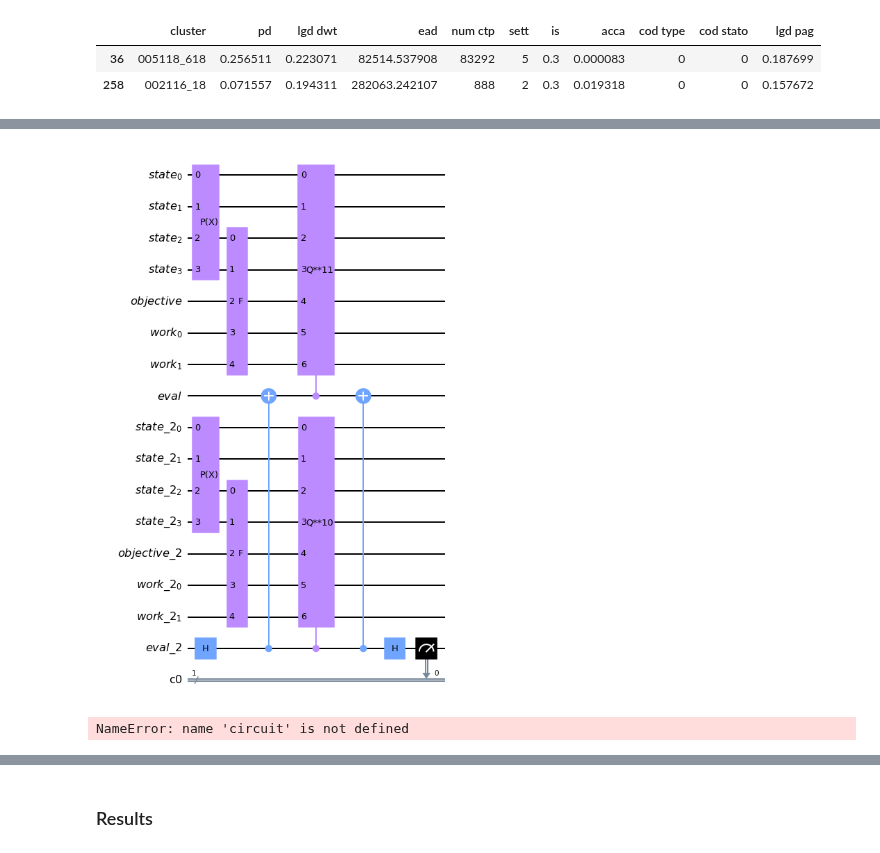
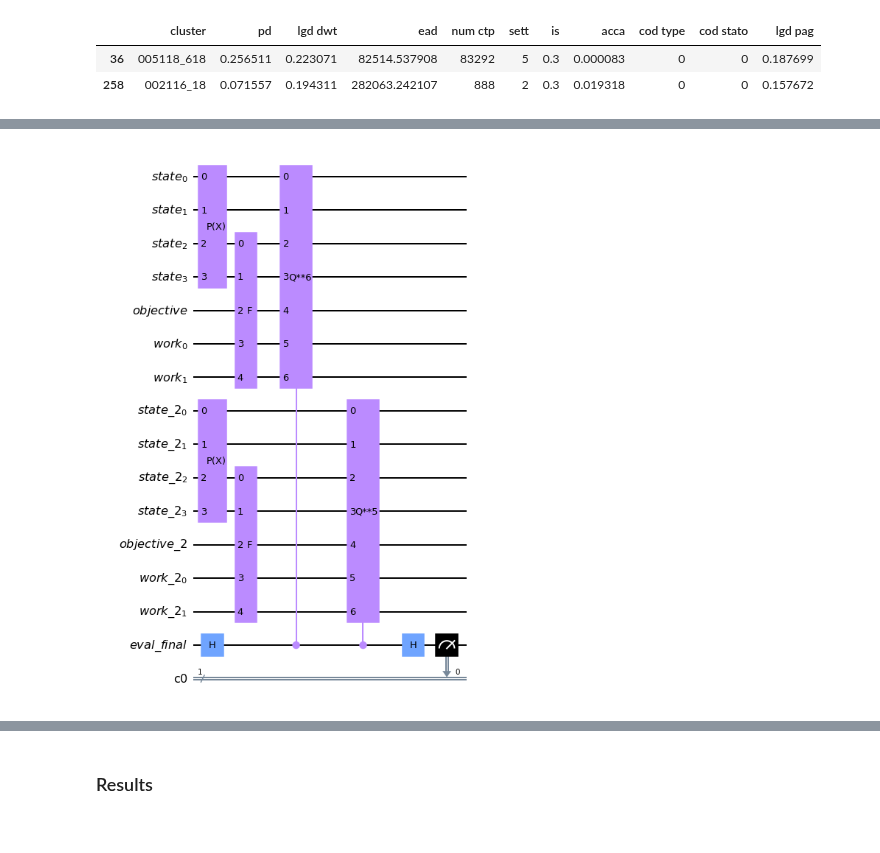
Before and after one commit to Eagle-quantum/QVaR, a Jupyter notebook: parallel_attempt_aa_v1.ipynb, the cells around one changed output, grey strips where cells are left out. Cells and saved outputs as stored; diff of their text form; code cells hidden in the pictures.

```diff
--- a/parallel_attempt_aa_v1.ipynb
+++ b/parallel_attempt_aa_v1.ipynb
@@ -167,53 +163,51 @@ def get_parallelized_iqae_circuit(iterations,u, objective, K=2,):
 
     qr_eval = QuantumRegister(1, 'eval')
     qr_eval2 = QuantumRegister(1, 'eval_2')
+    qr_eval3 = QuantumRegister(1, 'eval_final')
 
     # define the circuit
-    state_preparation = QuantumCircuit(qr_state, qr_obj, ar, qr_eval, qr_state2, qr_obj2, ar2, qr_eval2, name='A')
+    state_preparation = QuantumCircuit(qr_state, qr_obj, ar, qr_state2, qr_obj2, ar2, qr_eval3, name='A')
 
     # load the random variable
     state_preparation.append(u.to_gate(), qr_state)
     state_preparation.append(u.to_gate(), qr_state2)
 
-    state_preparation.h(qr_eval2[0])
+    state_preparation.h(qr_eval3[0])
     # state_preparation.h(qr_eval[0])
 
     # linear objective function (does aggregation and comparison)
     state_preparation.append(objective_e_loss.to_gate(), qr_state[-K:] + qr_obj[:] + ar[:])
     state_preparation.append(objective_e_loss.to_gate(), qr_state2[-K:] + qr_obj2[:] + ar2[:])
 
-    state_preparation.cx(qr_eval2[0], qr_eval[0])
+    # state_preparation.cx(qr_eval3[-1], qr_eval2[-1])
+    # state_preparation.cx(qr_eval3[0], qr_eval[0])
     # state_preparation.cx(qr_obj2[0], qr_obj[0])
 
-    state_preparation.compose(grover_op.power(iterations+1).control(), qubits=qr_eval[:]+qr_state[:] + qr_obj[:] + ar[:], inplace=True)
+    state_preparation.compose(grover_op.power(iterations+1).control(), qubits=qr_eval3[:]+qr_state[:] + qr_obj[:] + ar[:], inplace=True)
     # state_preparation.compose(grover_op.power(iterations), qubits=qr_state[:] + qr_obj[:] + ar[:], inplace=True)
 
-    state_preparation.compose(grover_op.power(iterations).control(), qubits=qr_eval2[:]+qr_state2[:] + qr_obj2[:] + ar2[:], inplace=True)
+    state_preparation.compose(grover_op.power(iterations).control(), qubits=qr_eval3[:]+qr_state2[:] + qr_obj2[:] + ar2[:], inplace=True)
     # state_preparation.compose(grover_op.power(iterations), qubits=qr_state2[:] + qr_obj2[:] + ar2[:], inplace=True)
 
-    state_preparation.cx(qr_eval2[-1], qr_eval[-1])
+    # state_preparation.cx(qr_eval3[-1], qr_eval[-1])
+    # state_preparation.cx(qr_eval3[-1], qr_eval2[-1])
     # state_preparation.cx(qr_obj2[0], qr_obj[0])
 
-    state_preparation.h(qr_eval2[0])
+    state_preparation.h(qr_eval3[0])
     # state_preparation.h(qr_eval[0])
     # state_preparation.append(qpe.to_gate(), qr_eval[:] + qr_state2[:] + qr_obj2[:] + ar2[:])
     # state_preparation.cx(qr_result[0], qr_result[0])
     cr = ClassicalRegister(1)
     state_preparation.add_register(cr)
 
-    state_preparation.measure(qr_eval2[:], [0])
+    state_preparation.measure(qr_eval3[:], [0])
     # state_preparation.measure(qr_obj2[:], [0])
 
     return state_preparation, objective_e_loss
 # %%
 grover_op = problem.grover_operator
 
-state_preparation3, _ = get_parallelized_iqae_circuit(10, u, objective_e_loss)
+state_preparation3, _ = get_parallelized_iqae_circuit(5, u, objective_e_loss)
 state_preparation3.draw('mpl')
 # %% [output]
-[figure, old version]
+[figure, new version]
-# %%
-qr_state = QuantumRegister(u.num_qubits, 'state')
-circuit.qubits
-# %% [output]
-NameError: name 'circuit' is not defined
```
Also changed, not shown: parts of 13 cells of this notebook, 1 other file.
